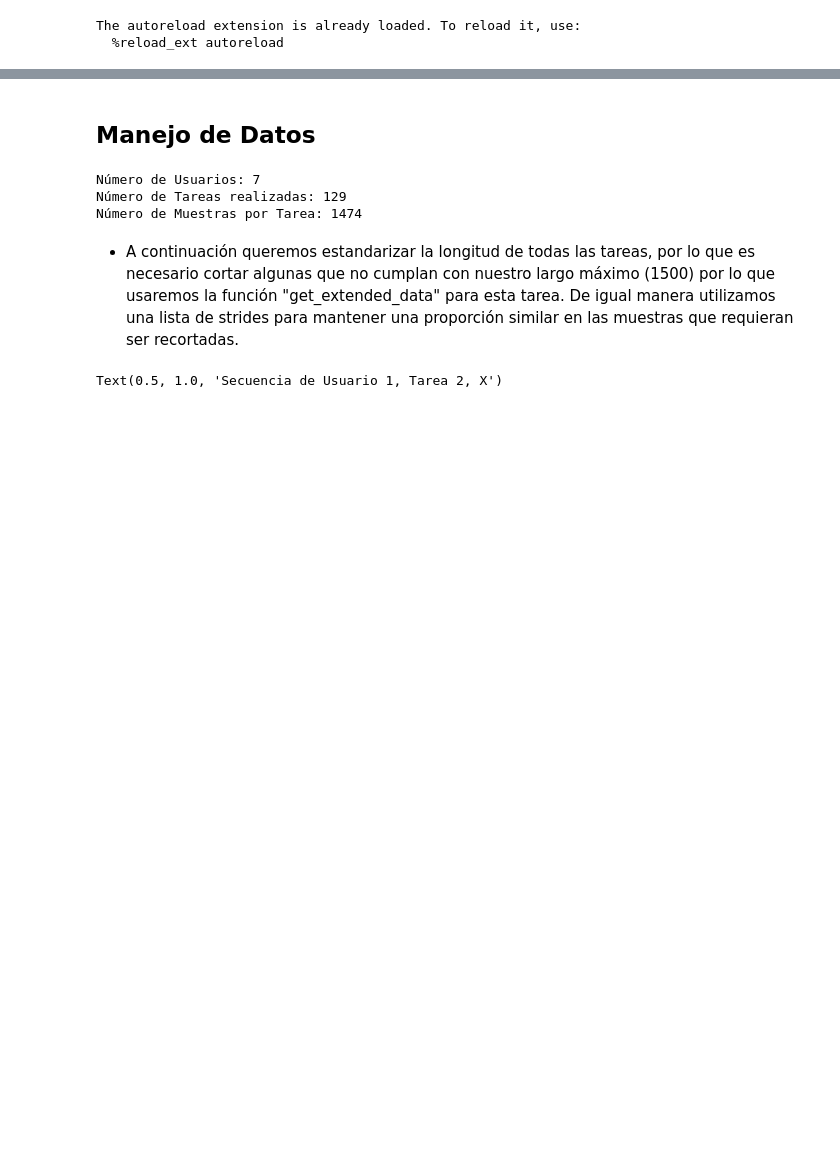
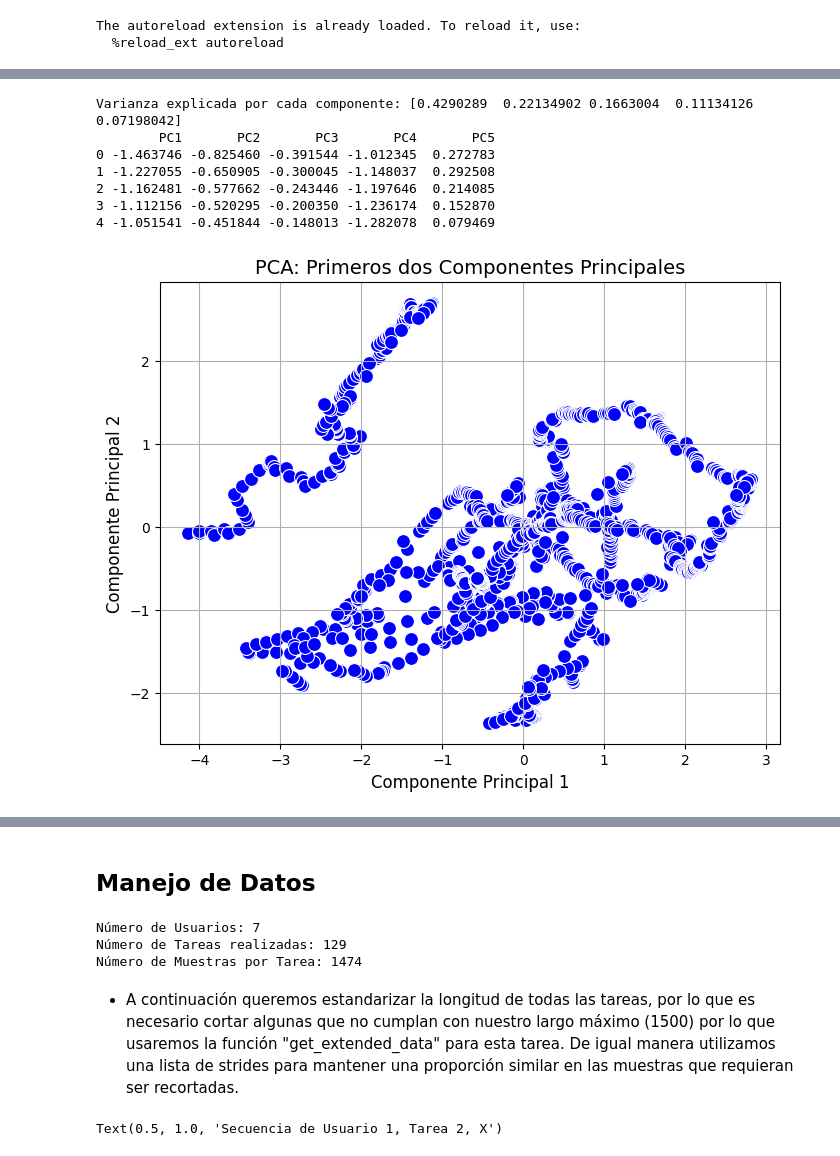
Before and after one commit to isak792/watermarking, a Jupyter notebook: notebooks/Avance3.5Equipo.ipynb, the cells around one changed output, grey strips where cells are left out. Drawn from its saved outputs; the diff is of its cells as text; code cells hidden in the pictures; blank space fills up the shorter version.

```diff
--- a/notebooks/Avance3.5Equipo.ipynb
+++ b/notebooks/Avance3.5Equipo.ipynb
@@ -56,0 +59,48 @@ data_dict = dh.load_data(Path("../data/raw"), "emothaw_data.pkl")
+# %%
+# definicion de df como sample para determinar la cantidad de caracterisiticas necesarias para el analiis de PCA
+df=data_dict['t1_data'][0]
+# Preprocesar los datos: estandarizar las características (esto es muy importante para PCA)
+scaler = StandardScaler()
+df_scaled = scaler.fit_transform(df)
+
+# Crear el modelo PCA (especifica cuántos componentes principales quieres, por ejemplo, 2)
+pca = PCA(n_components=5)  # Puedes ajustar el número de componentes que desees
+
+# Ajustar PCA a los datos estandarizados
+principal_components = pca.fit_transform(df_scaled)
+
+# Crear un DataFrame con los resultados de los componentes principales
+pca_df = pd.DataFrame(data=principal_components, columns=['PC1', 'PC2','PC3', 'PC4', 'PC5'])
+
+# Si deseas ver la varianza explicada por cada componente
+print(f"Varianza explicada por cada componente: {pca.explained_variance_ratio_}")
+
+# Mostrar los resultados
+print(pca_df.head())
+
+# Gráfico de dispersión de los primeros dos componentes principales
+plt.figure(figsize=(8, 6))
+sns.scatterplot(x='PC1', y='PC2', data=pca_df, color='blue', s=100)
+plt.title('PCA: Primeros dos Componentes Principales', fontsize=14)
+plt.xlabel('Componente Principal 1', fontsize=12)
+plt.ylabel('Componente Principal 2', fontsize=12)
+plt.grid(True)
+plt.show()
+
+# Gráfico de la varianza explicada
+plt.figure(figsize=(8, 6))
+plt.bar(range(1, 6), pca.explained_variance_ratio_, color='orange')
+plt.title('Varianza Explicada por Cada Componente Principal', fontsize=14)
+plt.xlabel('Componente Principal', fontsize=12)
+plt.ylabel('Varianza Explicada', fontsize=12)
+plt.xticks(range(1, 6))
+plt.show()
+# %% [output]
+Varianza explicada por cada componente: [0.4290289  0.22134902 0.1663004  0.11134126 0.07198042]
+        PC1       PC2       PC3       PC4       PC5
+0 -1.463746 -0.825460 -0.391544 -1.012345  0.272783
+1 -1.227055 -0.650905 -0.300045 -1.148037  0.292508
+2 -1.162481 -0.577662 -0.243446 -1.197646  0.214085
+3 -1.112156 -0.520295 -0.200350 -1.236174  0.152870
+4 -1.051541 -0.451844 -0.148013 -1.282078  0.079469
+[figure, added]
```
Also changed, not shown: parts of 5 cells of this notebook.
